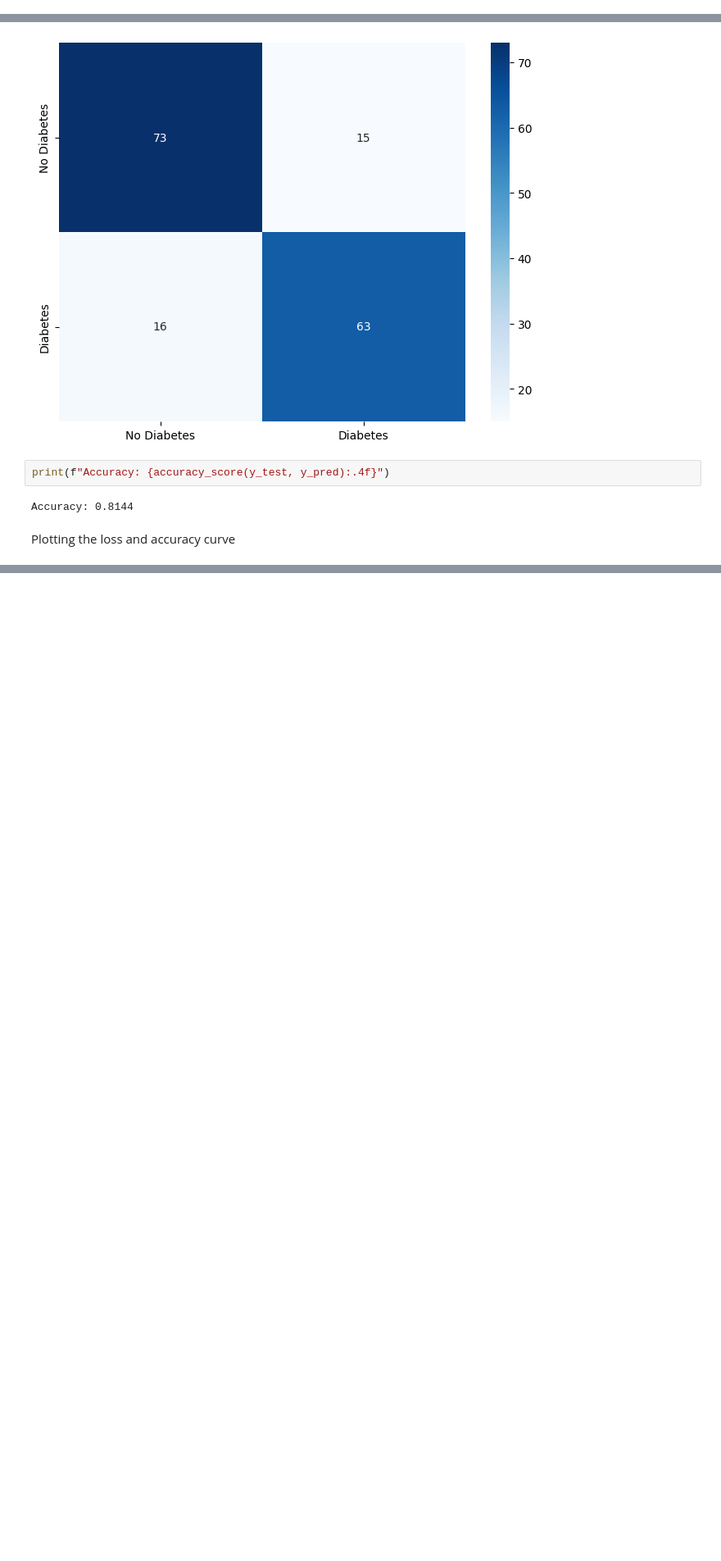
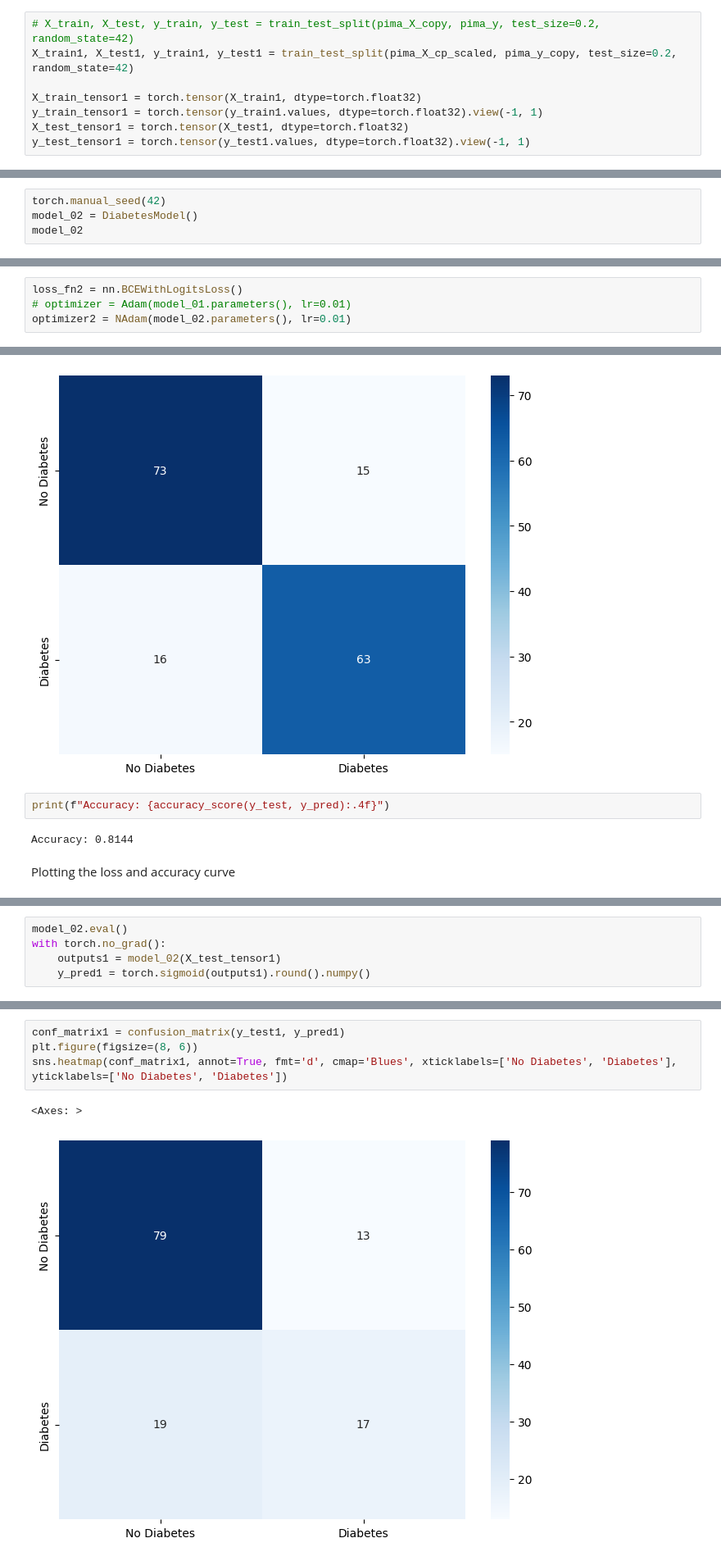
Before and after one commit to Hr15h1/Mini-Project-SemII, a Jupyter notebook: notebook_01.ipynb, the cells around one changed output, grey strips where cells are left out. Shown at 82% size. Saved outputs shown, nothing was run; the diff lists cells and outputs as text; blank space fills up the shorter version.

Commit message:
Train a second model

```diff
--- a/notebook_01.ipynb
+++ b/notebook_01.ipynb
@@ -193,6 +217,14 @@ X_train_tensor = torch.tensor(X_train, dtype=torch.float32)
 y_train_tensor = torch.tensor(y_train.values, dtype=torch.float32).view(-1, 1)
 X_test_tensor = torch.tensor(X_test, dtype=torch.float32)
 y_test_tensor = torch.tensor(y_test.values, dtype=torch.float32).view(-1, 1)
+# %%
+# X_train, X_test, y_train, y_test = train_test_split(pima_X_copy, pima_y, test_size=0.2, random_state=42)
+X_train1, X_test1, y_train1, y_test1 = train_test_split(pima_X_cp_scaled, pima_y_copy, test_size=0.2, random_state=42)
+
+X_train_tensor1 = torch.tensor(X_train1, dtype=torch.float32)
+y_train_tensor1 = torch.tensor(y_train1.values, dtype=torch.float32).view(-1, 1)
+X_test_tensor1 = torch.tensor(X_test1, dtype=torch.float32)
+y_test_tensor1 = torch.tensor(y_test1.values, dtype=torch.float32).view(-1, 1)
 # %% [markdown]
 #### Training an artificial neural network on the dataset
 # %% [markdown]
@@ -227,3 +259,7 @@ DiabetesModel(
   (fc2): Linear(in_features=14, out_features=14, bias=True)
   (out): Linear(in_features=14, out_features=1, bias=True)
 )
+# %%
+torch.manual_seed(42)
+model_02 = DiabetesModel()
+model_02
@@ -233,6 +275,10 @@ We are using cross entropy loss for calculating the loss of the model, and ADAM
 loss_fn = nn.BCEWithLogitsLoss()
 # optimizer = Adam(model_01.parameters(), lr=0.01)
 optimizer = NAdam(model_01.parameters(), lr=0.01)
+# %%
+loss_fn2 = nn.BCEWithLogitsLoss()
+# optimizer = Adam(model_01.parameters(), lr=0.01)
+optimizer2 = NAdam(model_02.parameters(), lr=0.01)
 # %%
 epochs = 400
 best_model_loss = float('inf')
@@ -336,0 +442,5 @@ plt.show()
+# %%
+model_02.eval()
+with torch.no_grad():
+    outputs1 = model_02(X_test_tensor1)
+    y_pred1 = torch.sigmoid(outputs1).round().numpy()
@@ -336,0 +460,7 @@ plt.show()
+# %%
+conf_matrix1 = confusion_matrix(y_test1, y_pred1)
+plt.figure(figsize=(8, 6))
+sns.heatmap(conf_matrix1, annot=True, fmt='d', cmap='Blues', xticklabels=['No Diabetes', 'Diabetes'], yticklabels=['No Diabetes', 'Diabetes'])
+# %% [output]
+<Axes: >
+[figure, added]
```
Also changed, not shown: parts of 16 cells of this notebook.
